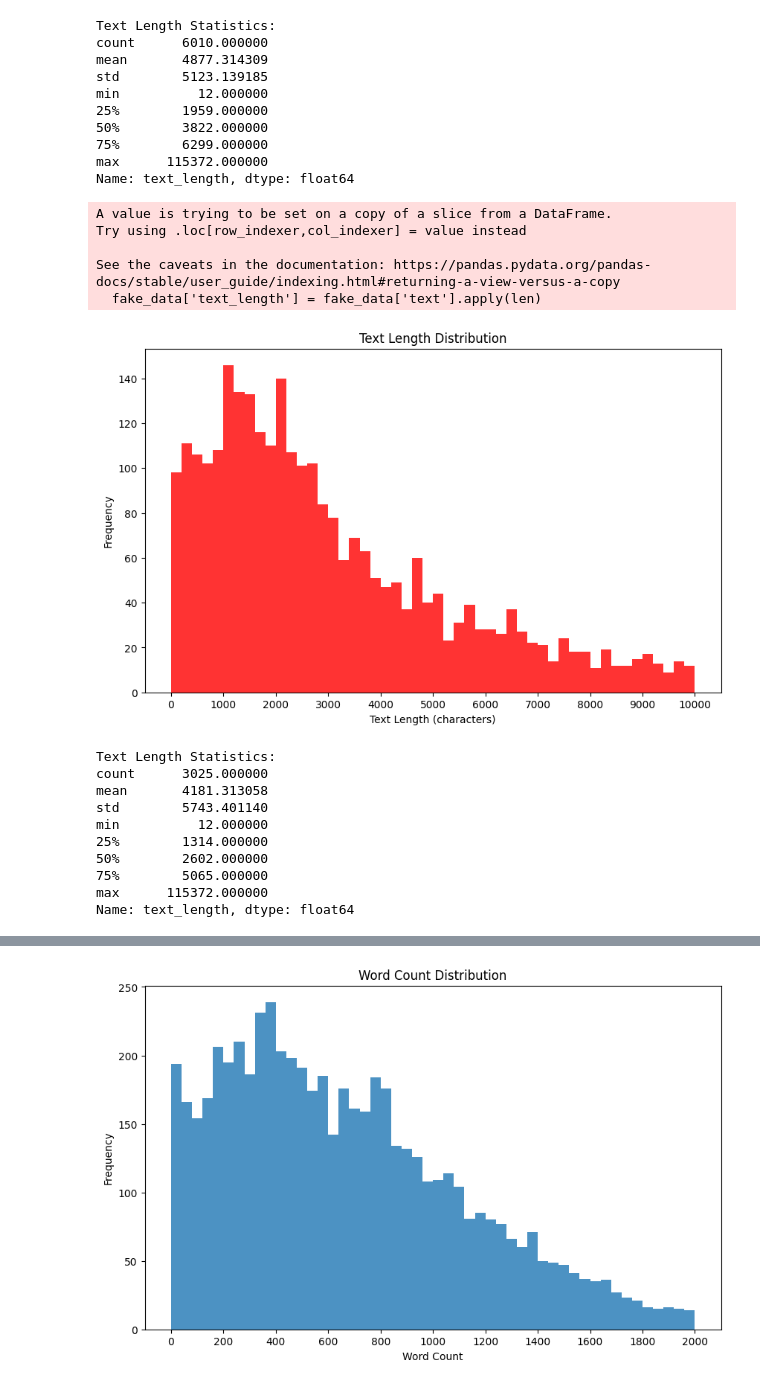
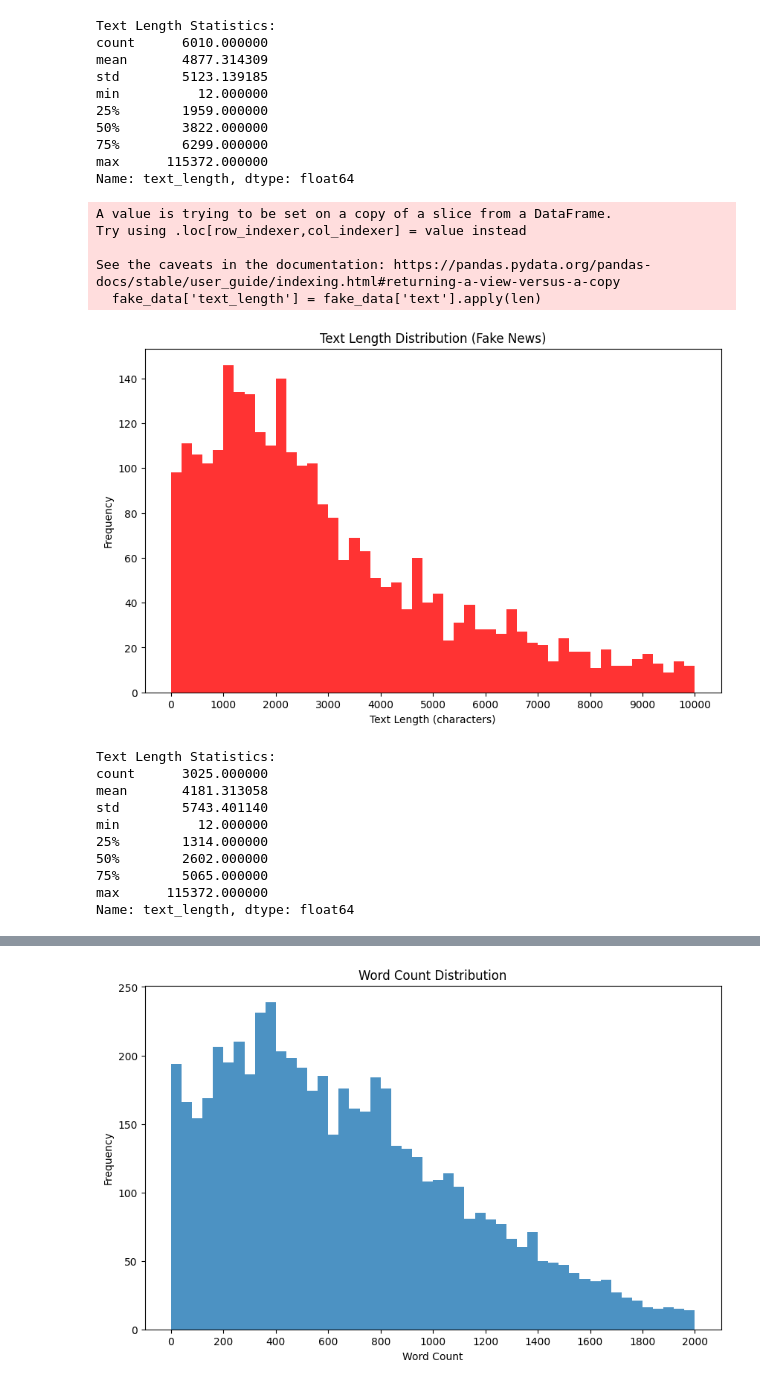
Before and after one commit to valentinvale/FakeNewsDetection, a Jupyter notebook: ValiUCV/sentiment.ipynb, the cells around one changed output, grey strips where cells are left out. Drawn from its saved outputs; the diff is of its cells as text; code cells hidden in the pictures.

Commit message:
added more graphics

```diff
--- a/ValiUCV/sentiment.ipynb
+++ b/ValiUCV/sentiment.ipynb
@@ -117,25 +123,25 @@ Name: text_length, dtype: float64
 # %%
 fake_data['text_length'] = fake_data['text'].apply(len)
 plt.figure(figsize=(10, 6))
 plt.hist(fake_data['text_length'], bins=50, alpha=0.8, range=(0, 10000), color='red')
-plt.title('Text Length Distribution')
+plt.title('Text Length Distribution (Fake News)')
 plt.xlabel('Text Length (characters)')
 plt.ylabel('Frequency')
 
 plt.xticks(range(0, 10001, 1000))
 
 plt.show()
 
 text_length_stats = fake_data['text_length'].describe()
 print("Text Length Statistics:")
 print(text_length_stats)
 # %% [output]
 A value is trying to be set on a copy of a slice from a DataFrame.
 Try using .loc[row_indexer,col_indexer] = value instead
 
 See the caveats in the documentation: https://pandas.pydata.org/pandas-docs/stable/user_guide/indexing.html#returning-a-view-versus-a-copy
   fake_data['text_length'] = fake_data['text'].apply(len)
-[figure, old version]
+[figure, new version]
 Text Length Statistics:
 count      3025.000000
 mean       4181.313058
```
Also changed, not shown: parts of 10 cells of this notebook.
